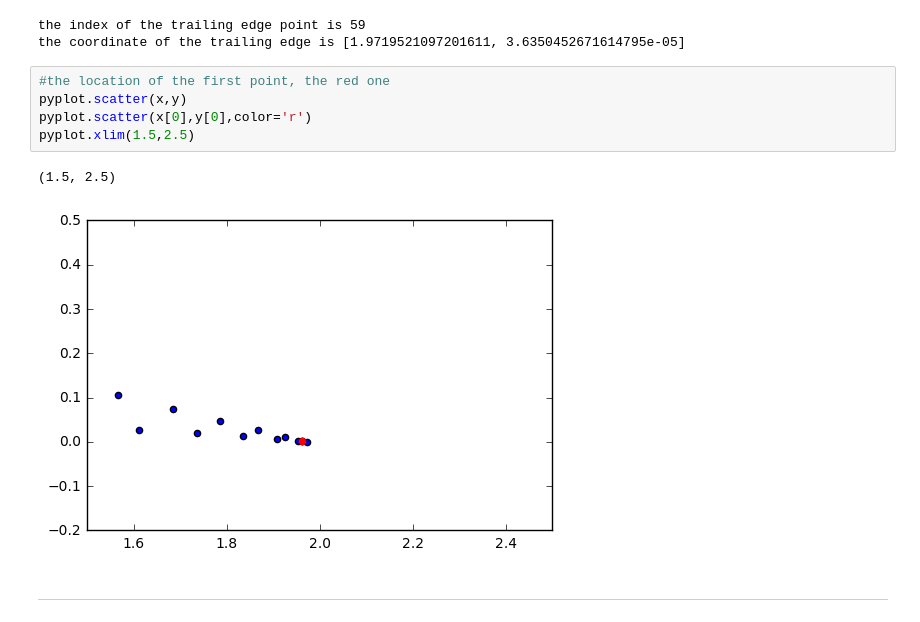
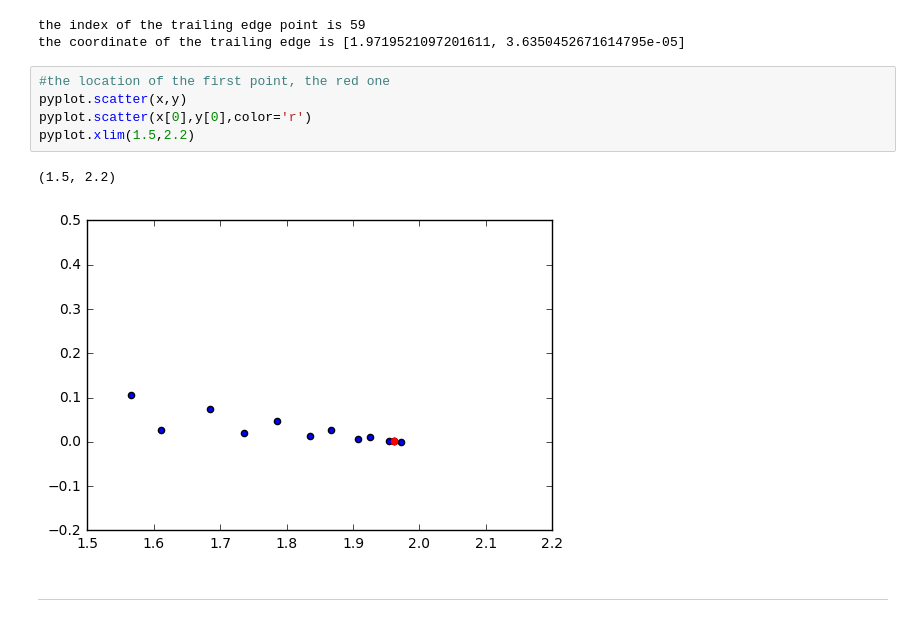
Before and after one commit to iamisrapel/MAE6226, a Jupyter notebook: midterm/midterm.ipynb, the cells around one changed output. Cells and saved outputs as stored; diff of their text form.

```diff
--- a/midterm/midterm.ipynb
+++ b/midterm/midterm.ipynb
@@ -144,11 +141,11 @@ the coordinate of the trailing edge is [1.9719521097201611, 3.6350452671614795e-
 # %%
 #the location of the first point, the red one
 pyplot.scatter(x,y)
 pyplot.scatter(x[0],y[0],color='r')
-pyplot.xlim(1.5,2.5)
+pyplot.xlim(1.5,2.2)
 # %% [output]
-(1.5, 2.5)
+(1.5, 2.2)
-[figure, old version]
+[figure, new version]
 # %% [markdown]
 ---
 # %% [markdown]
```
Also changed, not shown: parts of 4 cells of this notebook.
